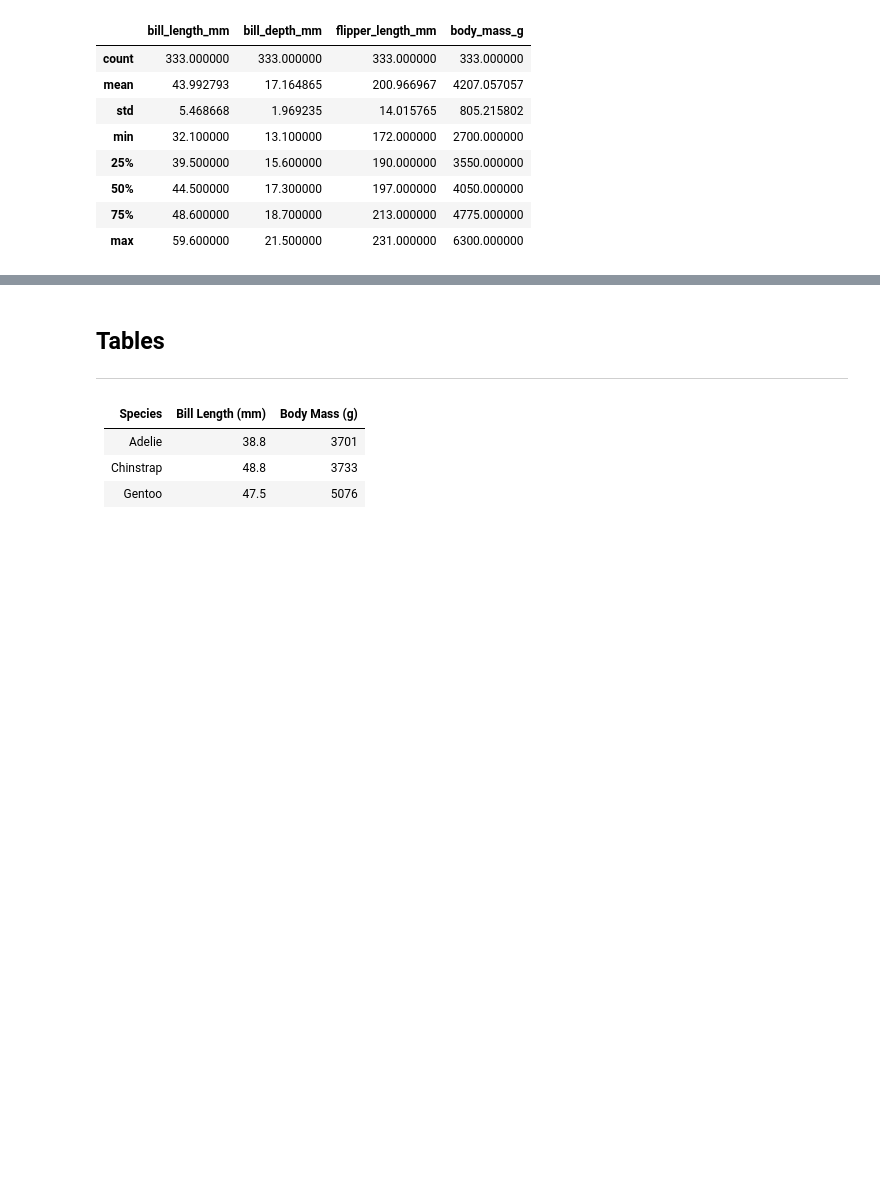
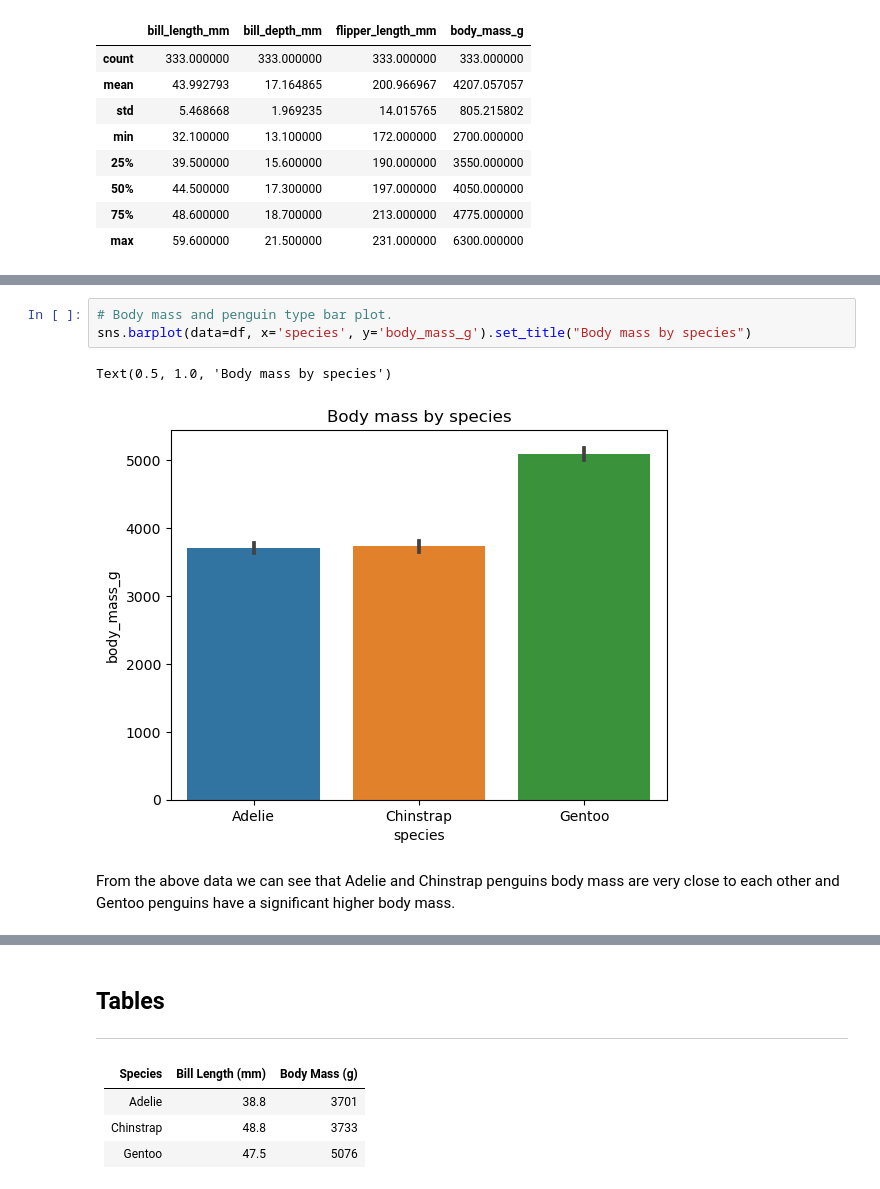
Before and after one commit to ermelinda-q/data_analytics, a Jupyter notebook: penguins.ipynb, the cells around one changed output, grey strips where cells are left out. Cells and saved outputs as stored; diff of their text form; blank space fills up the shorter version.

```diff
--- a/penguins.ipynb
+++ b/penguins.ipynb
@@ -274,0 +307,8 @@ Text(0.5, 1.0, 'Distribution of Penguins by Island')
+# %%
+# Body mass and penguin type bar plot.
+sns.barplot(data=df, x='species', y='body_mass_g').set_title("Body mass by species")
+# %% [output]
+Text(0.5, 1.0, 'Body mass by species')
+[figure, added]
+# %% [markdown]
+From the above data we can see that Adelie and Chinstrap penguins body mass are very close to each other and Gentoo penguins have a significant higher body mass.
```
Also changed, not shown: parts of 19 cells of this notebook.
